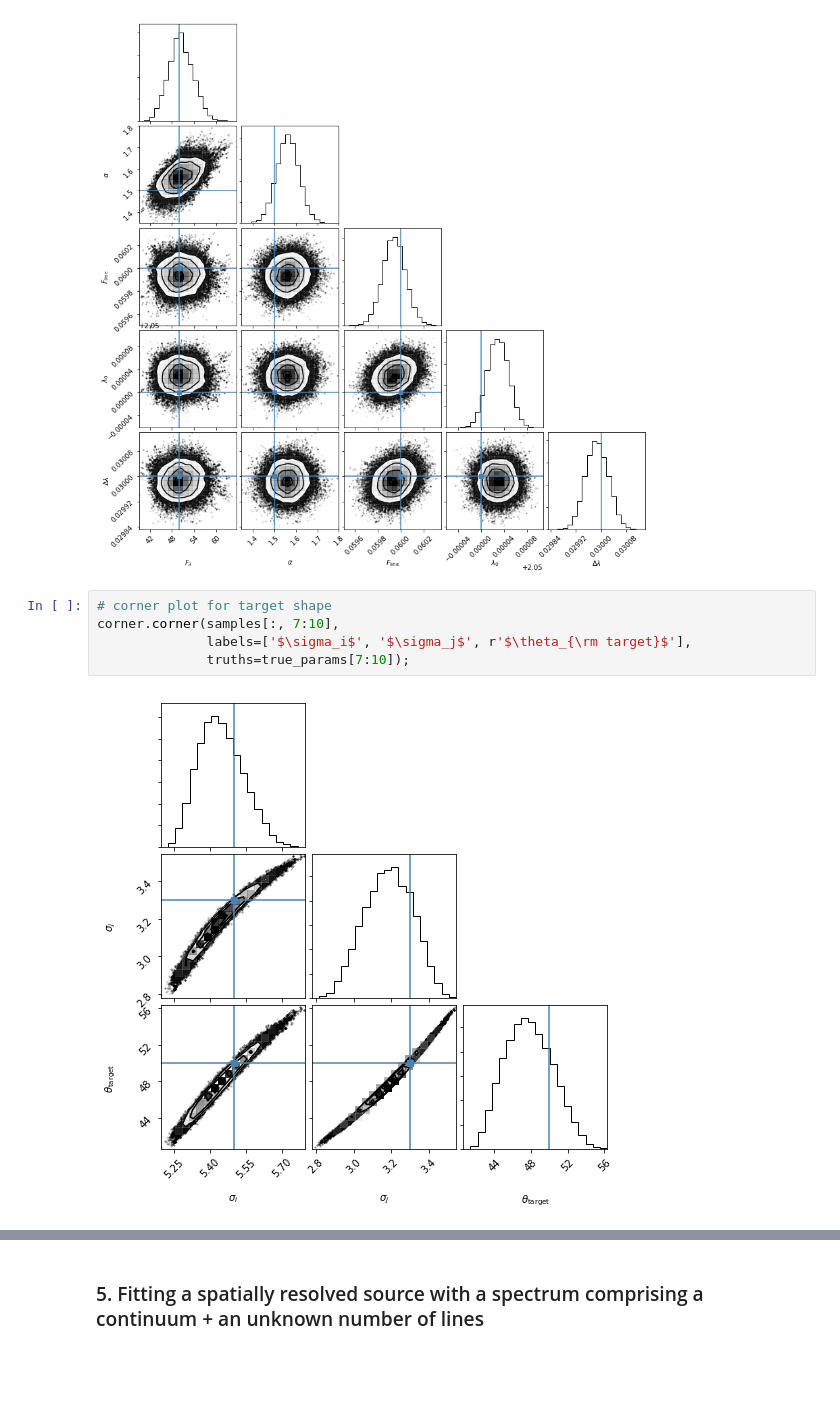
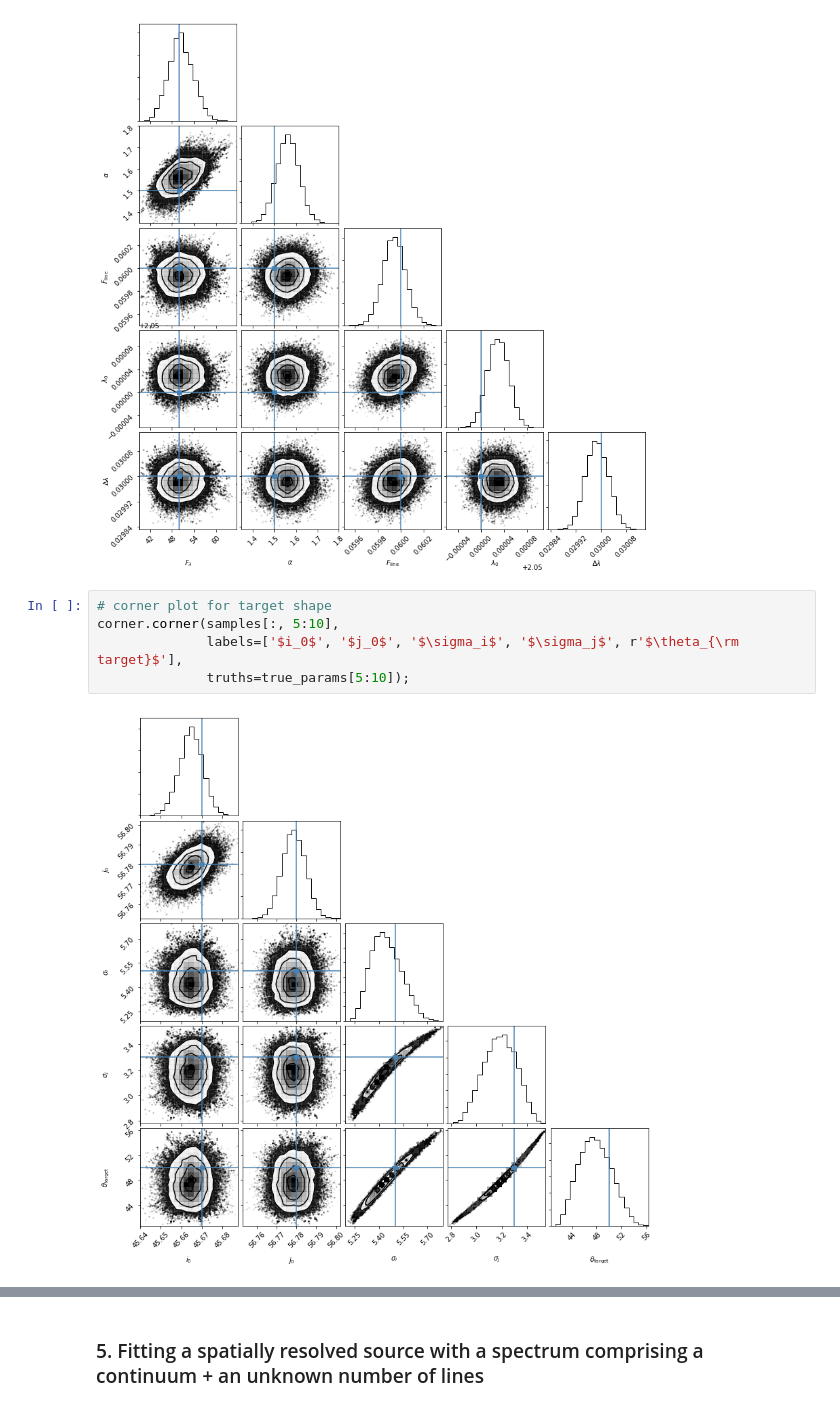
Before and after one commit to jwuphysics/fitting-a-model-to-data, a Jupyter notebook: notebook/Fitting a model to a data cube.ipynb, the cells around one changed output, grey strips where cells are left out. Saved outputs shown, nothing was run; the diff lists cells and outputs as text; blank space fills up the shorter version.

```diff
--- a/notebook/Fitting a model to a data cube.ipynb
+++ b/notebook/Fitting a model to a data cube.ipynb
@@ -812,8 +812,8 @@ corner.corner(samples[:, :5],
 [figure]
 # %%
 # corner plot for target shape
-corner.corner(samples[:, 7:10],
-              labels=['$\sigma_i$', '$\sigma_j$', r'$\theta_{\rm target}$'],
-              truths=true_params[7:10]);
+corner.corner(samples[:, 5:10],
+              labels=['$i_0$', '$j_0$', '$\sigma_i$', '$\sigma_j$', r'$\theta_{\rm target}$'],
+              truths=true_params[5:10]);
 # %% [output]
-[figure, old version]
+[figure, new version]
```
Also changed, not shown: parts of 2 cells of this notebook.
